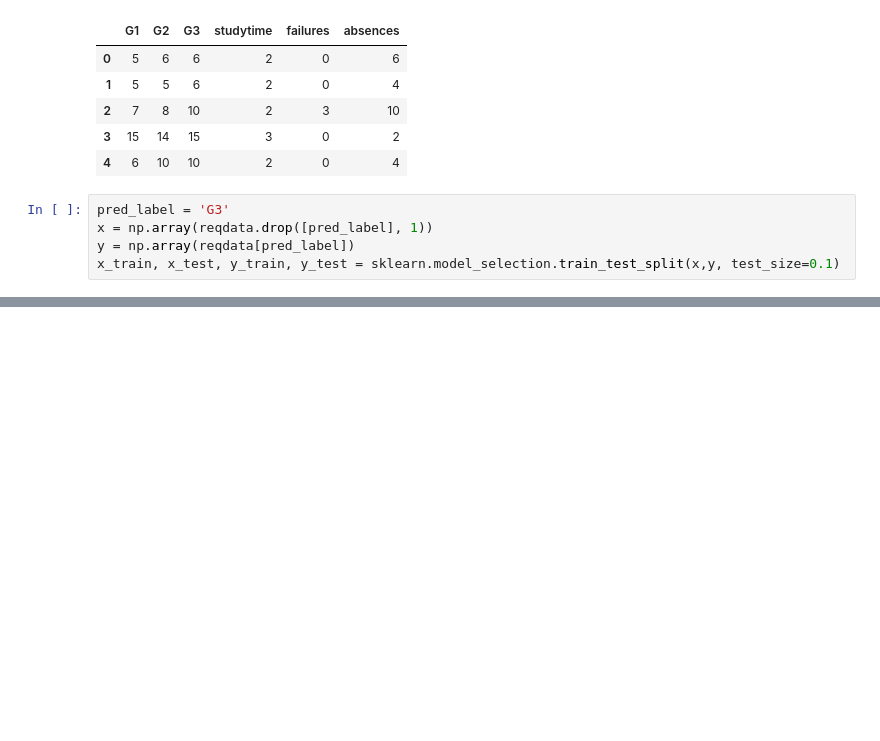
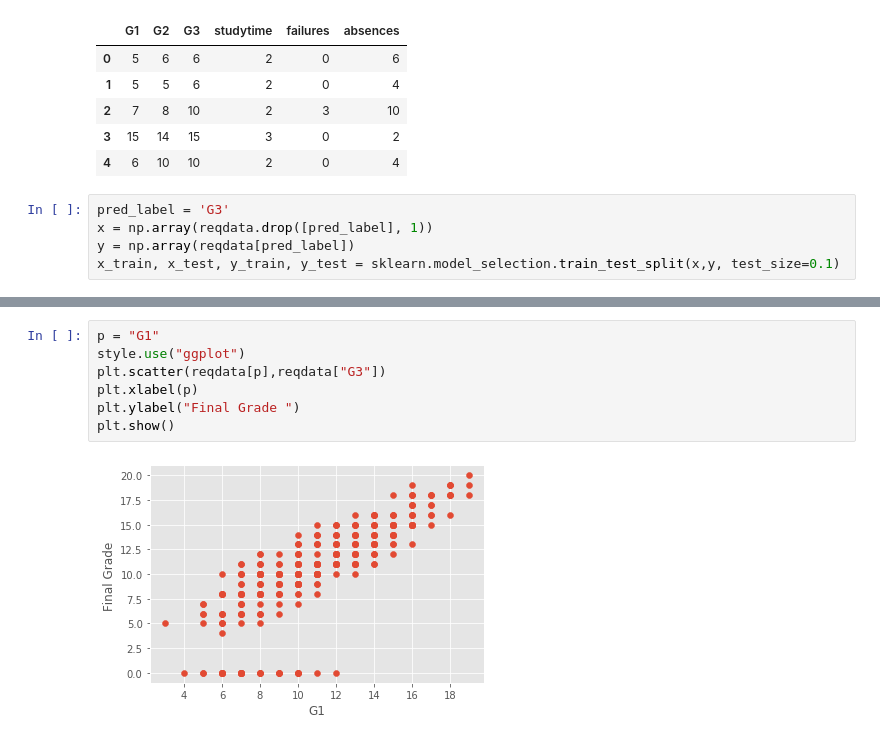
Before and after one commit to shreyshah612/MachineLearning_Practice, a Jupyter notebook: StudentGrade_Linear_model.ipynb, the cells around one changed output, grey strips where cells are left out. Saved outputs shown, nothing was run; the diff lists cells and outputs as text; blank space fills up the shorter version.

```diff
--- a/StudentGrade_Linear_model.ipynb
+++ b/StudentGrade_Linear_model.ipynb
@@ -92,0 +120,9 @@ for i in range(len(prediction)):
+# %%
+p = "G1"
+style.use("ggplot")
+plt.scatter(reqdata[p],reqdata["G3"])
+plt.xlabel(p)
+plt.ylabel("Final Grade ")
+plt.show()
+# %% [output]
+[figure, added]
```
Also changed, not shown: parts of 19 cells of this notebook.
